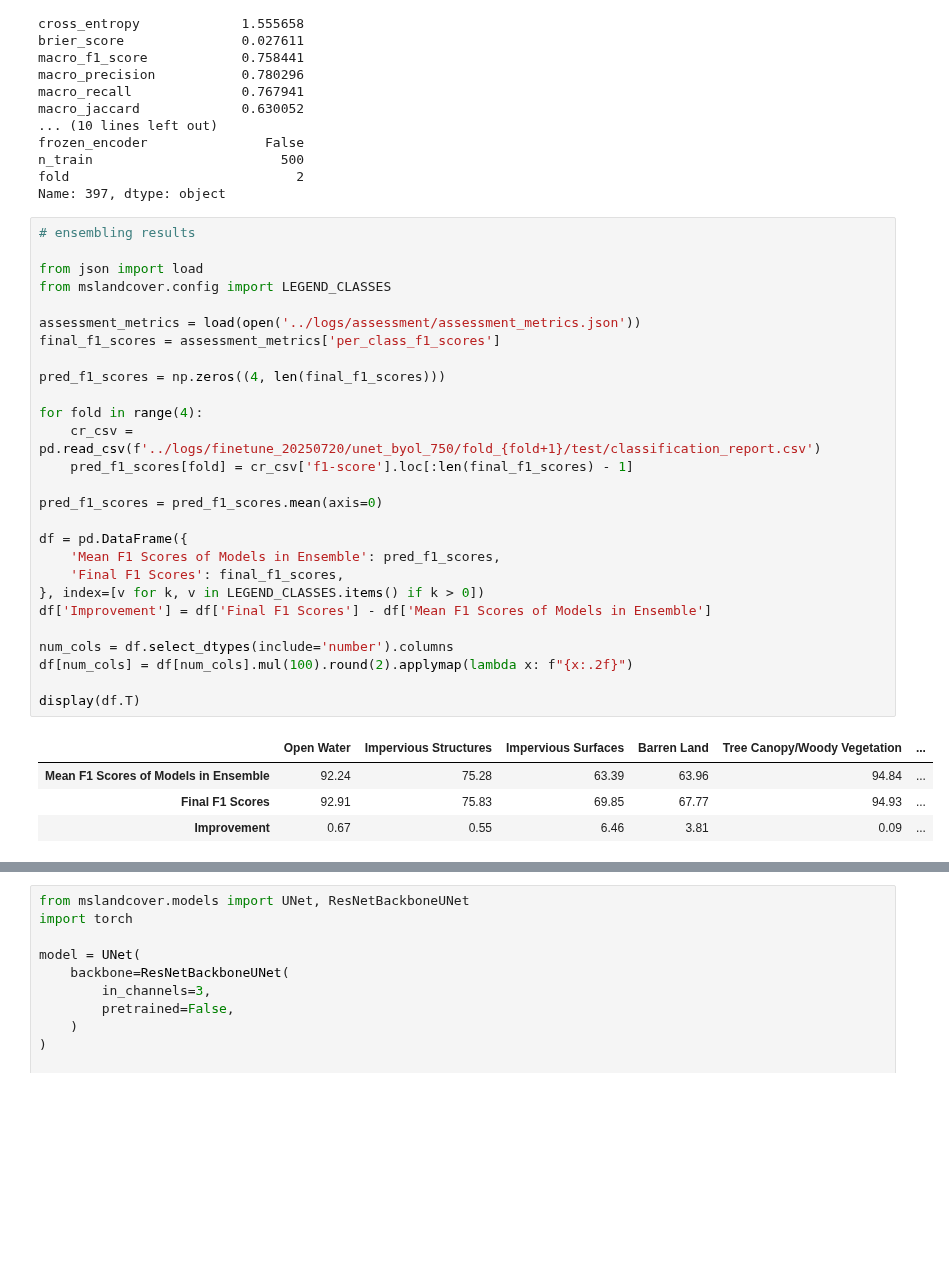
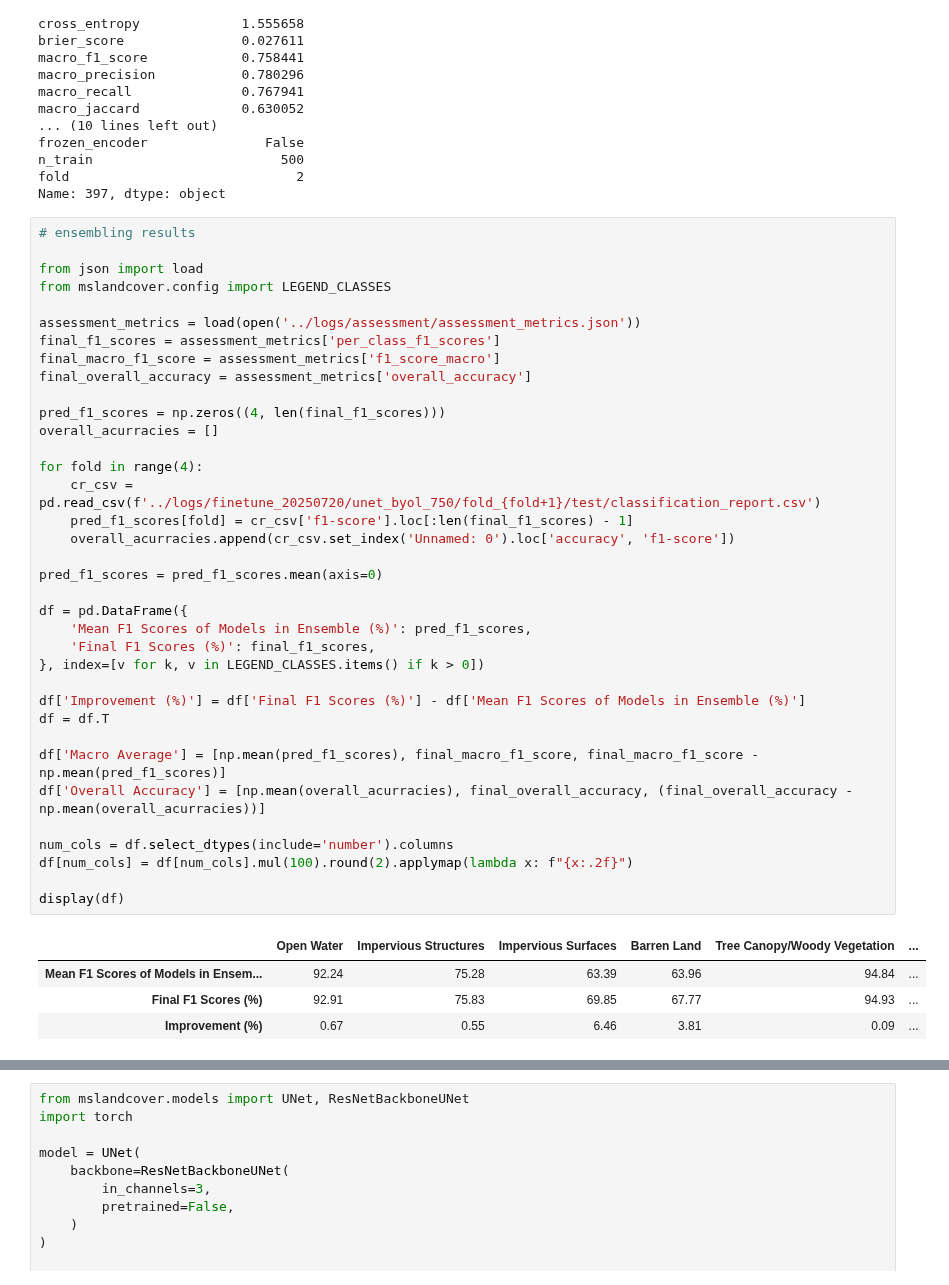
Before and after one commit to DakotaHester/ms-land-cover, a Jupyter notebook: notebooks/pretrain_results_f1.ipynb, the cells around one changed output, grey strips where cells are left out. Saved outputs shown, nothing was run; the diff lists cells and outputs as text; blank space fills up the shorter version.

```diff
--- a/notebooks/pretrain_results_f1.ipynb
+++ b/notebooks/pretrain_results_f1.ipynb
@@ -1005,32 +1005,41 @@ Name: 397, dtype: object
 # %%
 # ensembling results
 
 from json import load
 from mslandcover.config import LEGEND_CLASSES
 
 assessment_metrics = load(open('../logs/assessment/assessment_metrics.json'))
 final_f1_scores = assessment_metrics['per_class_f1_scores']
+final_macro_f1_score = assessment_metrics['f1_score_macro']
+final_overall_accuracy = assessment_metrics['overall_accuracy']
 
 pred_f1_scores = np.zeros((4, len(final_f1_scores)))
+overall_acurracies = []
 
 for fold in range(4):
     cr_csv = pd.read_csv(f'../logs/finetune_20250720/unet_byol_750/fold_{fold+1}/test/classification_report.csv')
     pred_f1_scores[fold] = cr_csv['f1-score'].loc[:len(final_f1_scores) - 1]
+    overall_acurracies.append(cr_csv.set_index('Unnamed: 0').loc['accuracy', 'f1-score'])
 
 pred_f1_scores = pred_f1_scores.mean(axis=0)
 
 df = pd.DataFrame({
-    'Mean F1 Scores of Models in Ensemble': pred_f1_scores,
-    'Final F1 Scores': final_f1_scores,
+    'Mean F1 Scores of Models in Ensemble (%)': pred_f1_scores,
+    'Final F1 Scores (%)': final_f1_scores,
 }, index=[v for k, v in LEGEND_CLASSES.items() if k > 0])
-df['Improvement'] = df['Final F1 Scores'] - df['Mean F1 Scores of Models in Ensemble']
+
+df['Improvement (%)'] = df['Final F1 Scores (%)'] - df['Mean F1 Scores of Models in Ensemble (%)']
+df = df.T
+
+df['Macro Average'] = [np.mean(pred_f1_scores), final_macro_f1_score, final_macro_f1_score - np.mean(pred_f1_scores)]
+df['Overall Accuracy'] = [np.mean(overall_acurracies), final_overall_accuracy, (final_overall_accuracy - np.mean(overall_acurracies))]
 
 num_cols = df.select_dtypes(include='number').columns
 df[num_cols] = df[num_cols].mul(100).round(2).applymap(lambda x: f"{x:.2f}")
 
-display(df.T)
+display(df)
 # %% [output]
 |  | Open Water | Impervious Structures | Impervious Surfaces | Barren Land | Tree Canopy/Woody Vegetation | ... |
-| Mean F1 Scores of Models in Ensemble | 92.24 | 75.28 | 63.39 | 63.96 | 94.84 | ... |
-| Final F1 Scores | 92.91 | 75.83 | 69.85 | 67.77 | 94.93 | ... |
-| Improvement | 0.67 | 0.55 | 6.46 | 3.81 | 0.09 | ... |
+| Mean F1 Scores of Models in Ensem... | 92.24 | 75.28 | 63.39 | 63.96 | 94.84 | ... |
+| Final F1 Scores (%) | 92.91 | 75.83 | 69.85 | 67.77 | 94.93 | ... |
+| Improvement (%) | 0.67 | 0.55 | 6.46 | 3.81 | 0.09 | ... |
```
Also changed, not shown: parts of 7 cells of this notebook, 30 other files.
